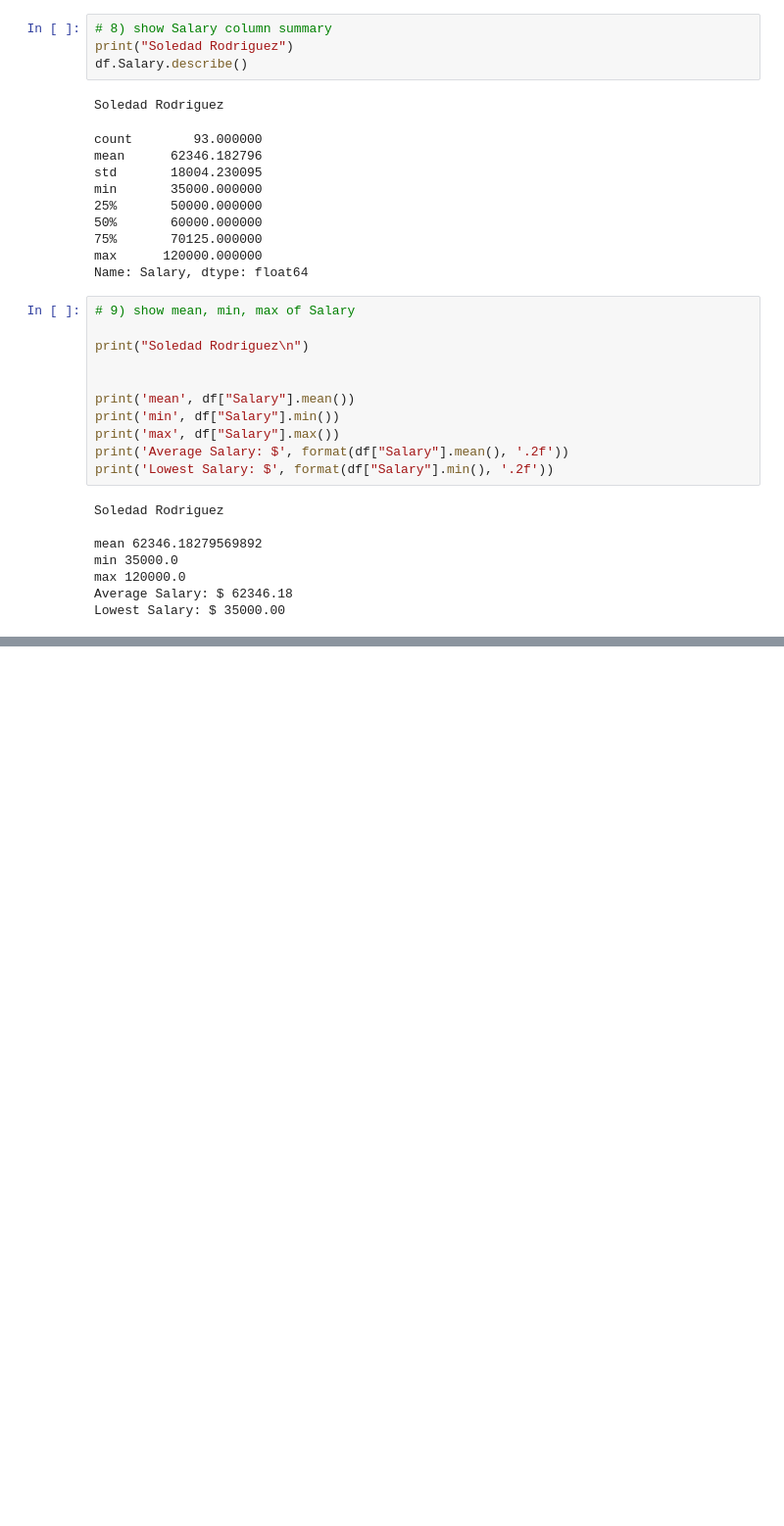
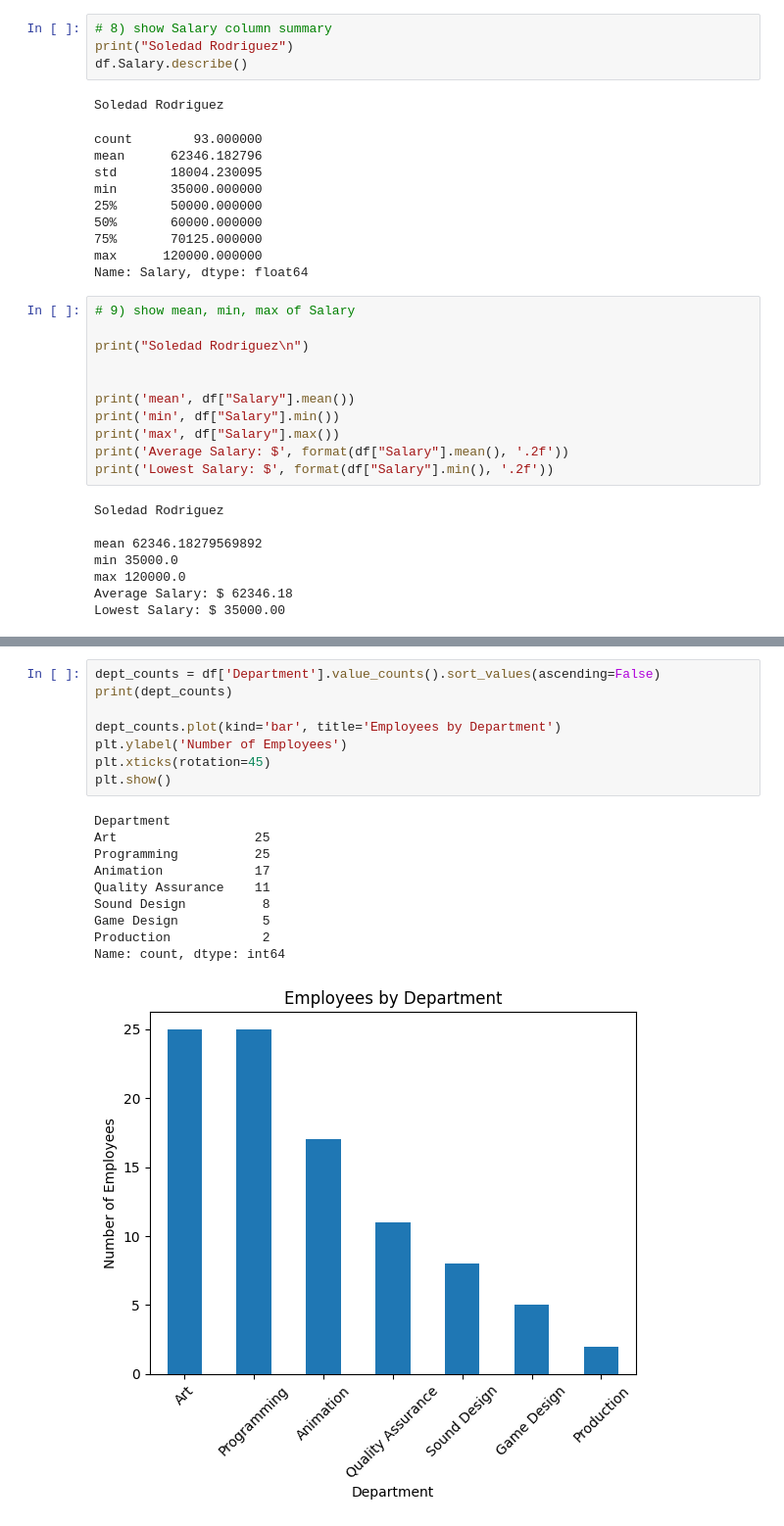
Before and after one commit to Yxtsu-unu/CI345---ML, a Jupyter notebook: HW1_GameSalary_Analysis_Soledad Rodriguez.ipynb, the cells around one changed output, grey strips where cells are left out. Shown at 98% size. Drawn from its saved outputs; the diff is of its cells as text; blank space fills up the shorter version.

```diff
--- a/HW1_GameSalary_Analysis_Soledad Rodriguez.ipynb
+++ b/HW1_GameSalary_Analysis_Soledad Rodriguez.ipynb
@@ -329,0 +363,19 @@ Name: Department, dtype: int64
+# %%
+dept_counts = df['Department'].value_counts().sort_values(ascending=False)
+print(dept_counts)
+
+dept_counts.plot(kind='bar', title='Employees by Department')
+plt.ylabel('Number of Employees')
+plt.xticks(rotation=45)
+plt.show()
+# %% [output]
+Department
+Art                  25
+Programming          25
+Animation            17
+Quality Assurance    11
+Sound Design          8
+Game Design           5
+Production            2
+Name: count, dtype: int64
+[figure, added]
```
Also changed, not shown: parts of 15 cells of this notebook.
